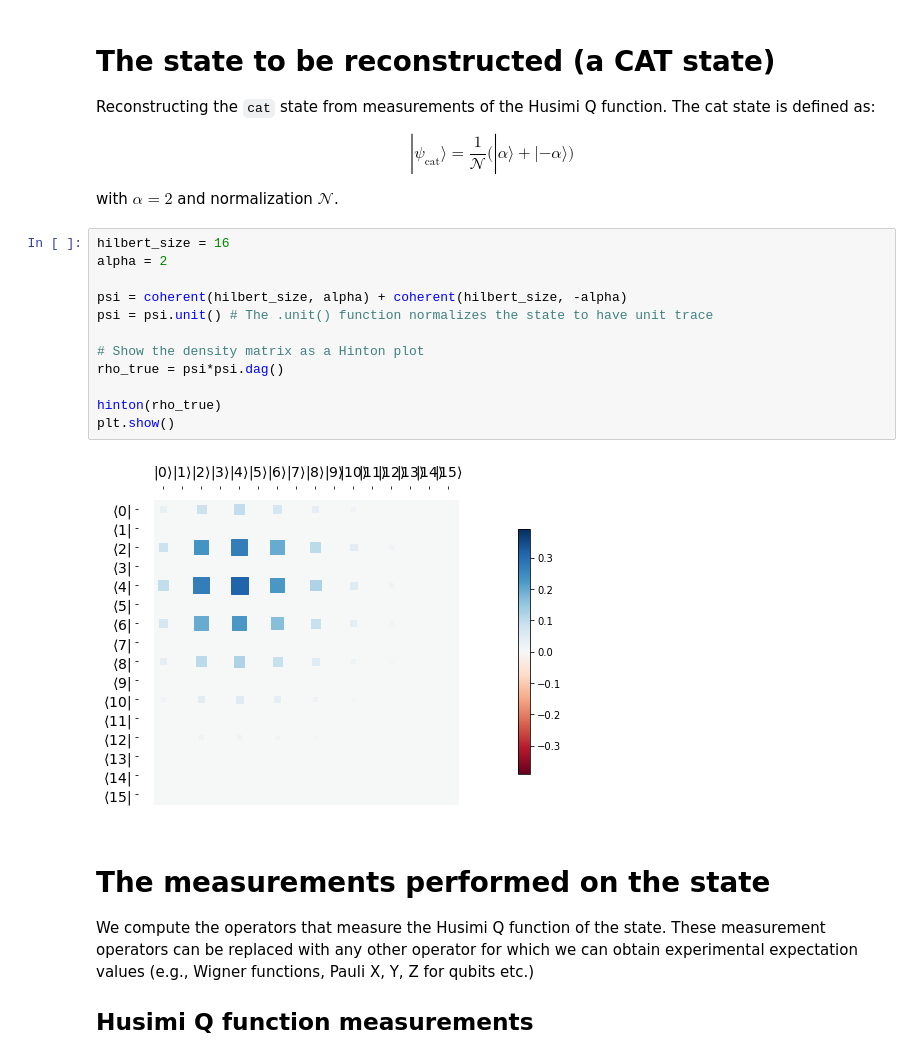
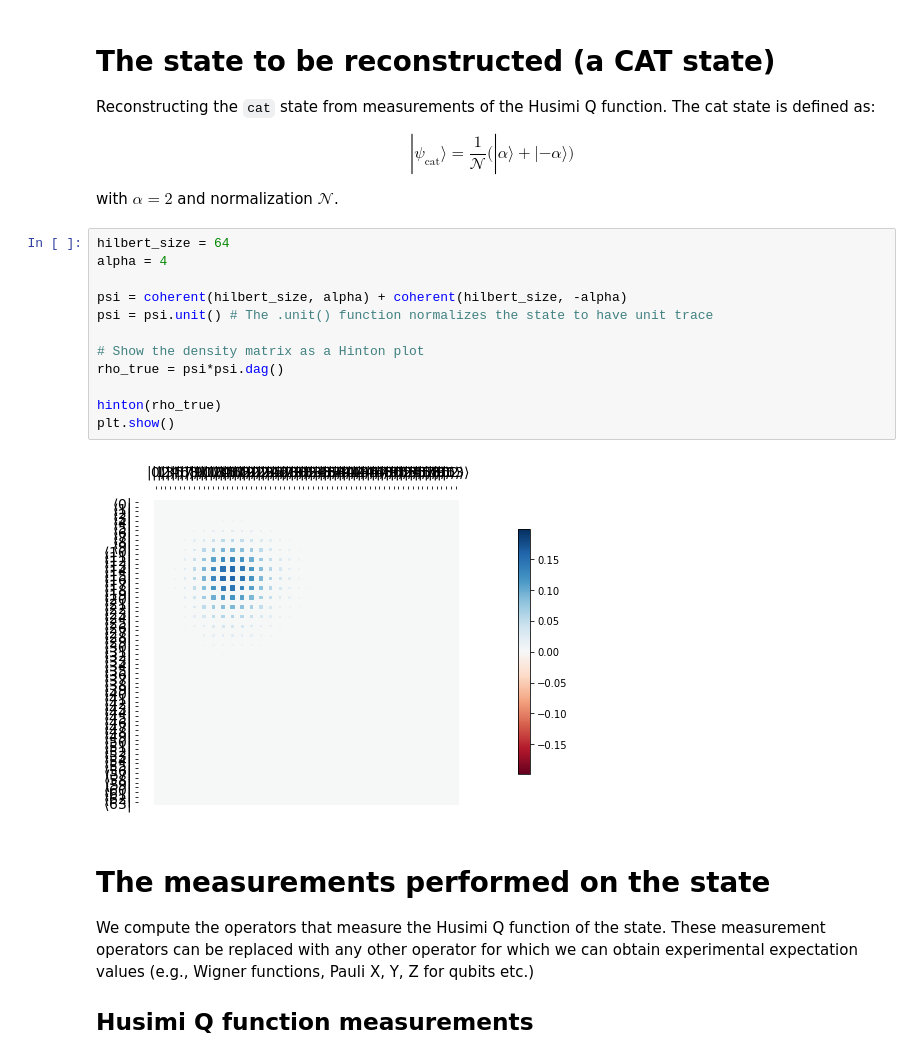
Before and after one commit to quantshah/qst-cgan, a Jupyter notebook: examples/nn-qst-with-jax.ipynb, the cells around one changed output. Saved outputs shown, nothing was run; the diff lists cells and outputs as text.

```diff
--- a/examples/nn-qst-with-jax.ipynb
+++ b/examples/nn-qst-with-jax.ipynb
@@ -67,19 +67,19 @@ $$|\psi_{\text{cat}} \rangle = \frac{1}{\mathcal N} ( |\alpha \rangle + |-\alpha
 
 with $\alpha=2$ and normalization $\mathcal N$.
 # %%
-hilbert_size = 16
-alpha = 2
+hilbert_size = 64
+alpha = 4
 
 psi = coherent(hilbert_size, alpha) + coherent(hilbert_size, -alpha)
 psi = psi.unit() # The .unit() function normalizes the state to have unit trace
 
 # Show the density matrix as a Hinton plot
 rho_true = psi*psi.dag()
 
 hinton(rho_true)
 plt.show()
 # %% [output]
-[figure, old version]
+[figure, new version]
 # %% [markdown]
 # The measurements performed on the state
 
```
Also changed, not shown: parts of 10 cells of this notebook.
